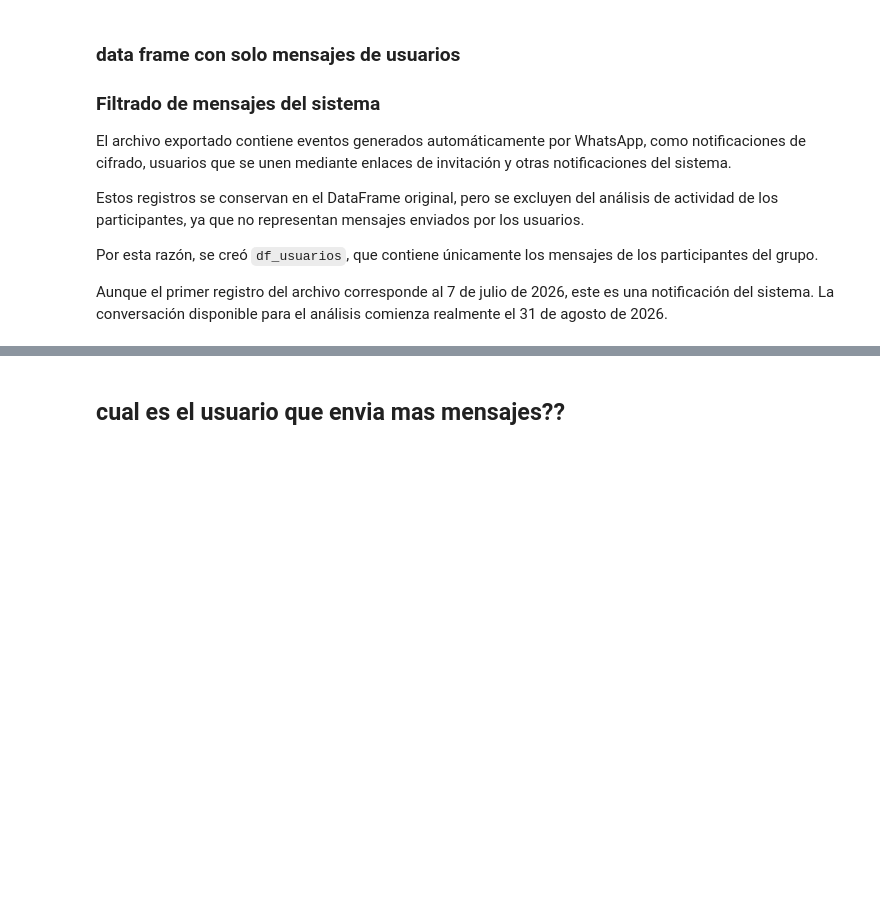
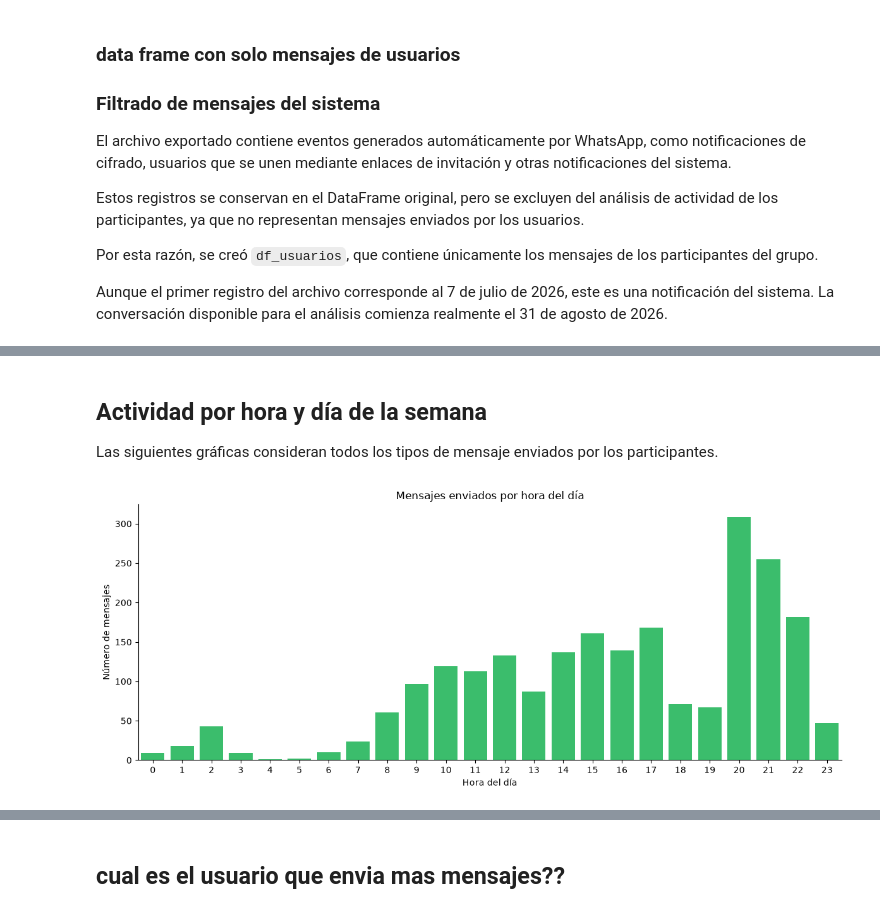
Before and after one commit to JulianVillasenor/Whatsapp_analyst, a Jupyter notebook: whatsapp_analyst.ipynb, the cells around one changed output, grey strips where cells are left out. Saved outputs shown, nothing was run; the diff lists cells and outputs as text; code cells hidden in the pictures; blank space fills up the shorter version.

```diff
--- a/whatsapp_analyst.ipynb
+++ b/whatsapp_analyst.ipynb
@@ -319,0 +348,32 @@ Name: count, dtype: int64
+# %% [markdown]
+## Actividad por hora y día de la semana
+
+Las siguientes gráficas consideran todos los tipos de mensaje enviados por los participantes.
+# %%
+mensajes_por_hora = (
+    df_usuarios["timestamp"].dt.hour
+    .value_counts()
+    .reindex(range(24), fill_value=0)
+    .rename_axis("hora")
+    .reset_index(name="mensajes")
+)
+
+fig, ax = plt.subplots(figsize=(12, 5))
+sns.barplot(
+    data=mensajes_por_hora,
+    x="hora",
+    y="mensajes",
+    color="#25D366",
+    ax=ax
+)
+
+ax.set_title("Mensajes enviados por hora del día")
+ax.set_xlabel("Hora del día")
+ax.set_ylabel("Número de mensajes")
+ax.set_xticks(range(24))
+ax.spines[["top", "right"]].set_visible(False)
+
+plt.tight_layout()
+plt.show()
+# %% [output]
+[figure, added]
```
Also changed, not shown: parts of 15 cells of this notebook, 1 other file.
